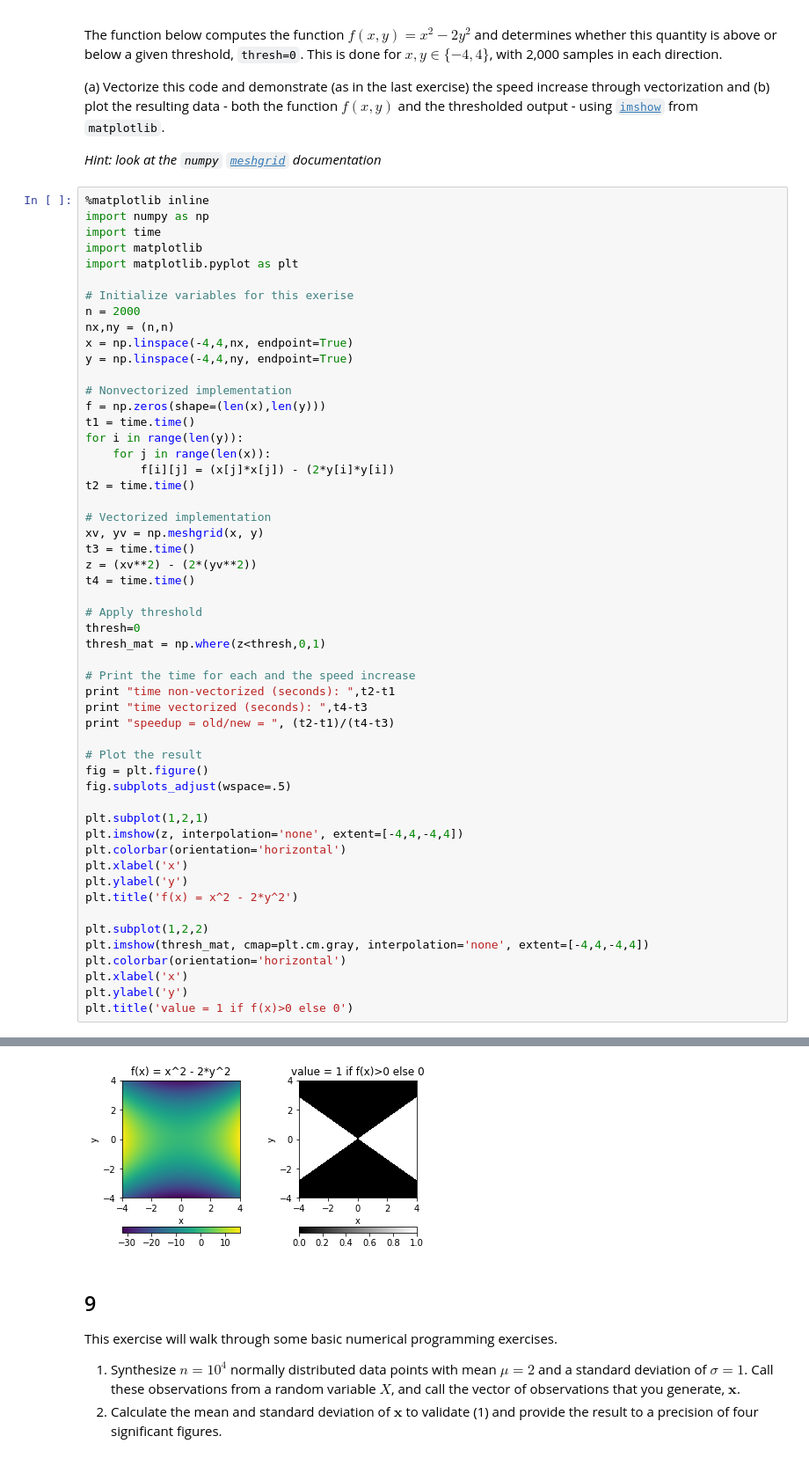
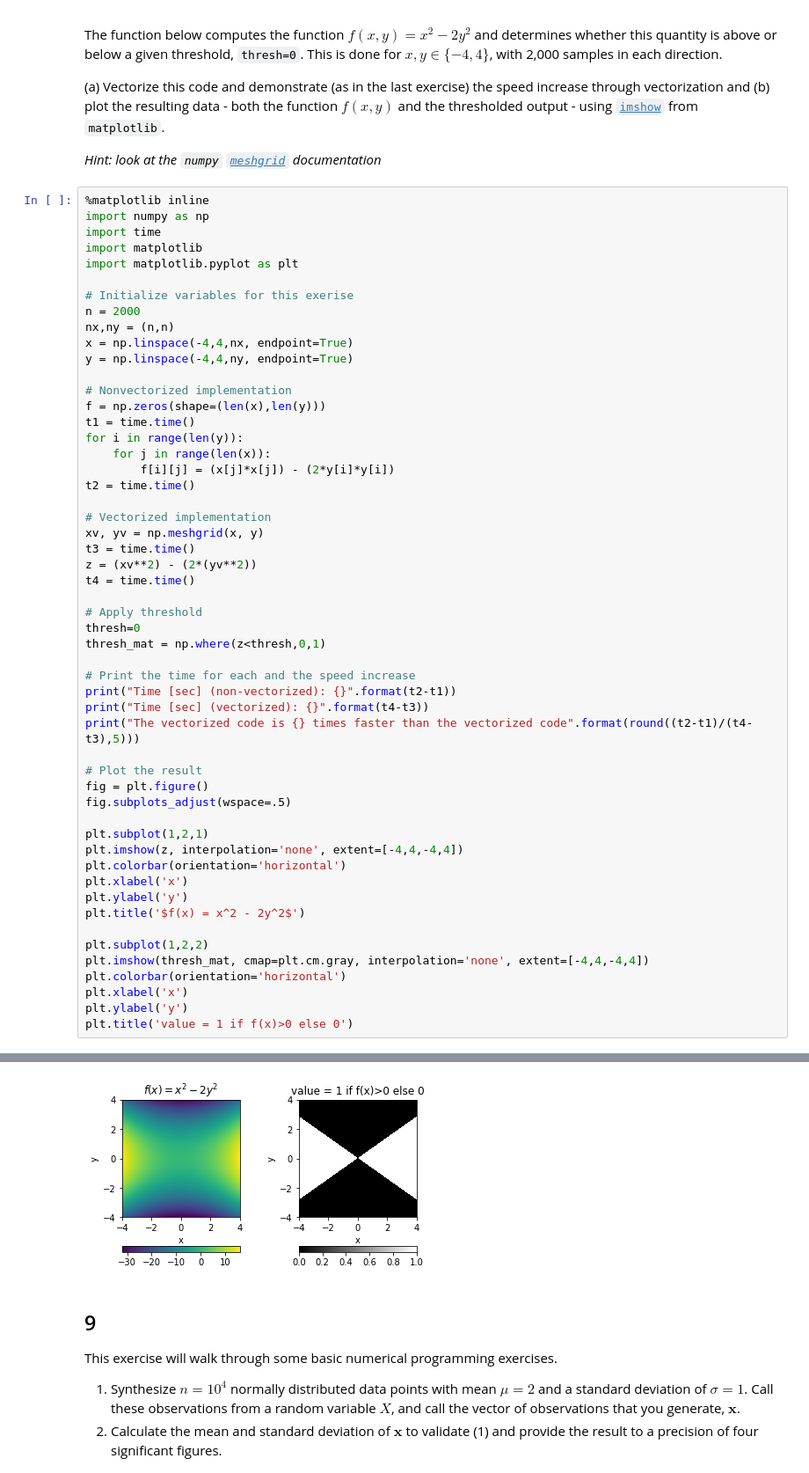
Before and after one commit to inkawhich/machine-learning-course, a Jupyter notebook: Assignment 1.ipynb, the cells around one changed output, grey strips where cells are left out. Shown at 88% size. Cells and saved outputs as stored; diff of their text form.

```diff
--- a/Assignment 1.ipynb
+++ b/Assignment 1.ipynb
@@ -459,9 +458,9 @@ thresh=0
 thresh_mat = np.where(z<thresh,0,1)
 
 # Print the time for each and the speed increase
-print "time non-vectorized (seconds): ",t2-t1
-print "time vectorized (seconds): ",t4-t3
-print "speedup = old/new = ", (t2-t1)/(t4-t3)
+print("Time [sec] (non-vectorized): {}".format(t2-t1))
+print("Time [sec] (vectorized): {}".format(t4-t3))
+print("The vectorized code is {} times faster than the vectorized code".format(round((t2-t1)/(t4-t3),5)))
 
 # Plot the result
 fig = plt.figure()
@@ -472,7 +471,7 @@ plt.imshow(z, interpolation='none', extent=[-4,4,-4,4])
 plt.colorbar(orientation='horizontal')
 plt.xlabel('x')
 plt.ylabel('y')
-plt.title('f(x) = x^2 - 2*y^2')
+plt.title('$f(x) = x^2 - 2y^2$')
 
 plt.subplot(1,2,2)
 plt.imshow(thresh_mat, cmap=plt.cm.gray, interpolation='none', extent=[-4,4,-4,4])
@@ -487,5 +486,5 @@ speedup = old/new =  210.980290014
 Text(0.5,1,u'value = 1 if f(x)>0 else 0')
-[figure, old version]
+[figure, new version]
 # %% [markdown]
 ## 9
 This exercise will walk through some basic numerical programming exercises.
```
Also changed, not shown: parts of 4 cells of this notebook.
